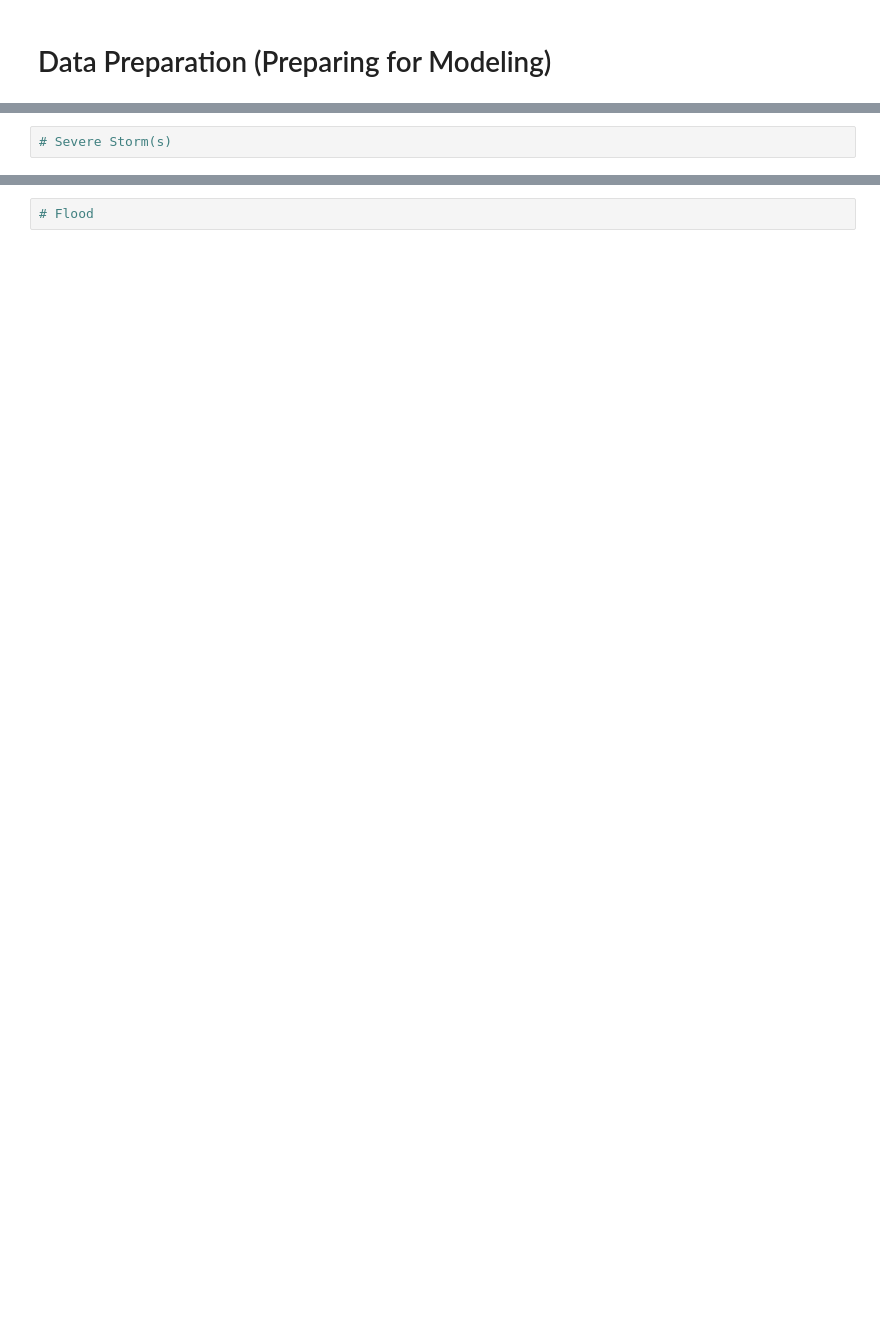
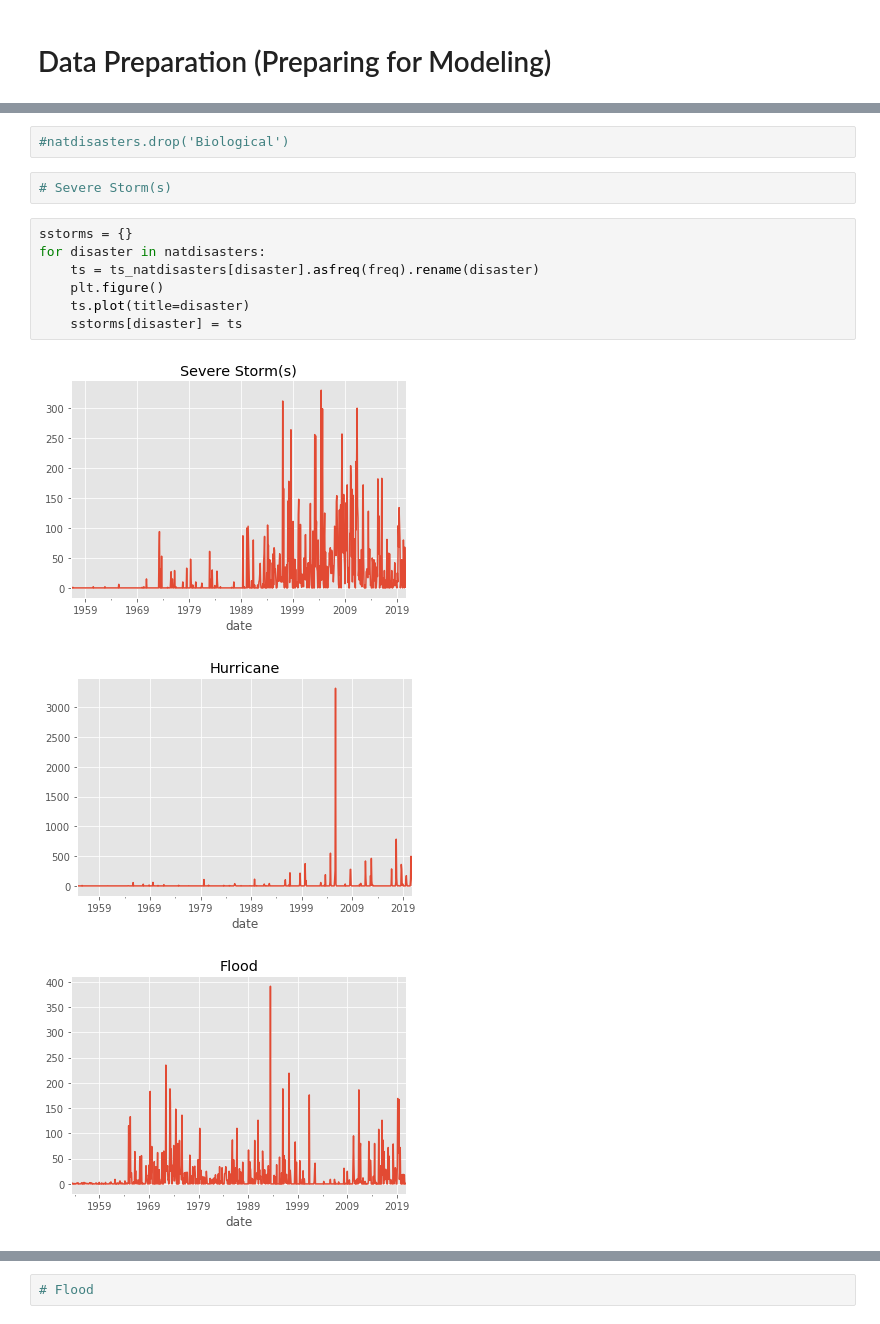
Before and after one commit to rachelbeery/dsc-phase-4-project, a Jupyter notebook: Time_Series_FEMA_Emergency_Declarations.ipynb, the cells around one changed output, grey strips where cells are left out. Saved outputs shown, nothing was run; the diff lists cells and outputs as text; blank space fills up the shorter version.

```diff
--- a/Time_Series_FEMA_Emergency_Declarations.ipynb
+++ b/Time_Series_FEMA_Emergency_Declarations.ipynb
@@ -701,2 +682,15 @@ KeyError: 'natdisasters'
+# %%
+#natdisasters.drop('Biological')
 # %%
 # Severe Storm(s)
+# %%
+sstorms = {}
+for disaster in natdisasters:
+    ts = ts_natdisasters[disaster].asfreq(freq).rename(disaster)
+    plt.figure()
+    ts.plot(title=disaster)
+    sstorms[disaster] = ts
+# %% [output]
+[figure, added]
+[figure, added]
+[figure, added]
```
Also changed, not shown: parts of 74 cells of this notebook.
